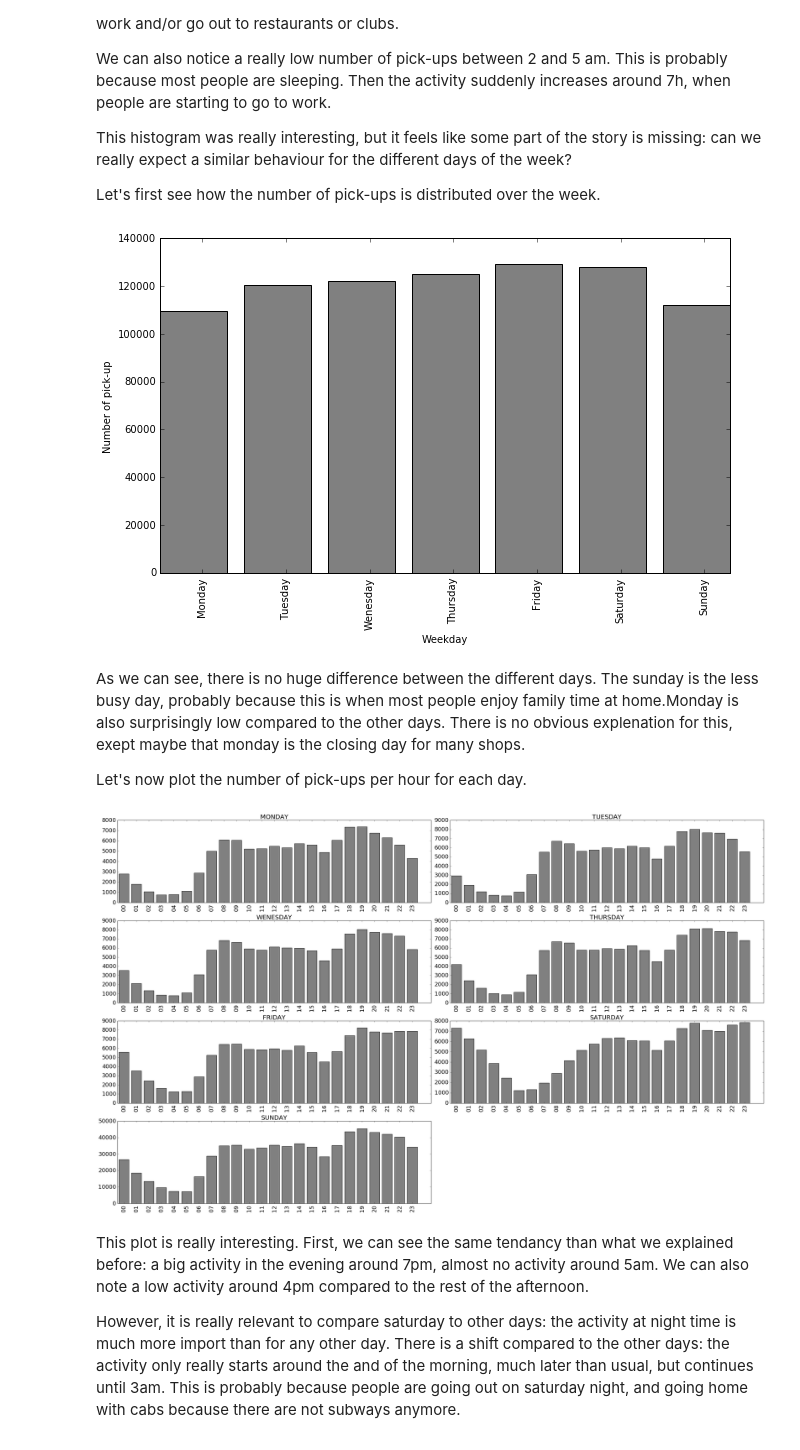
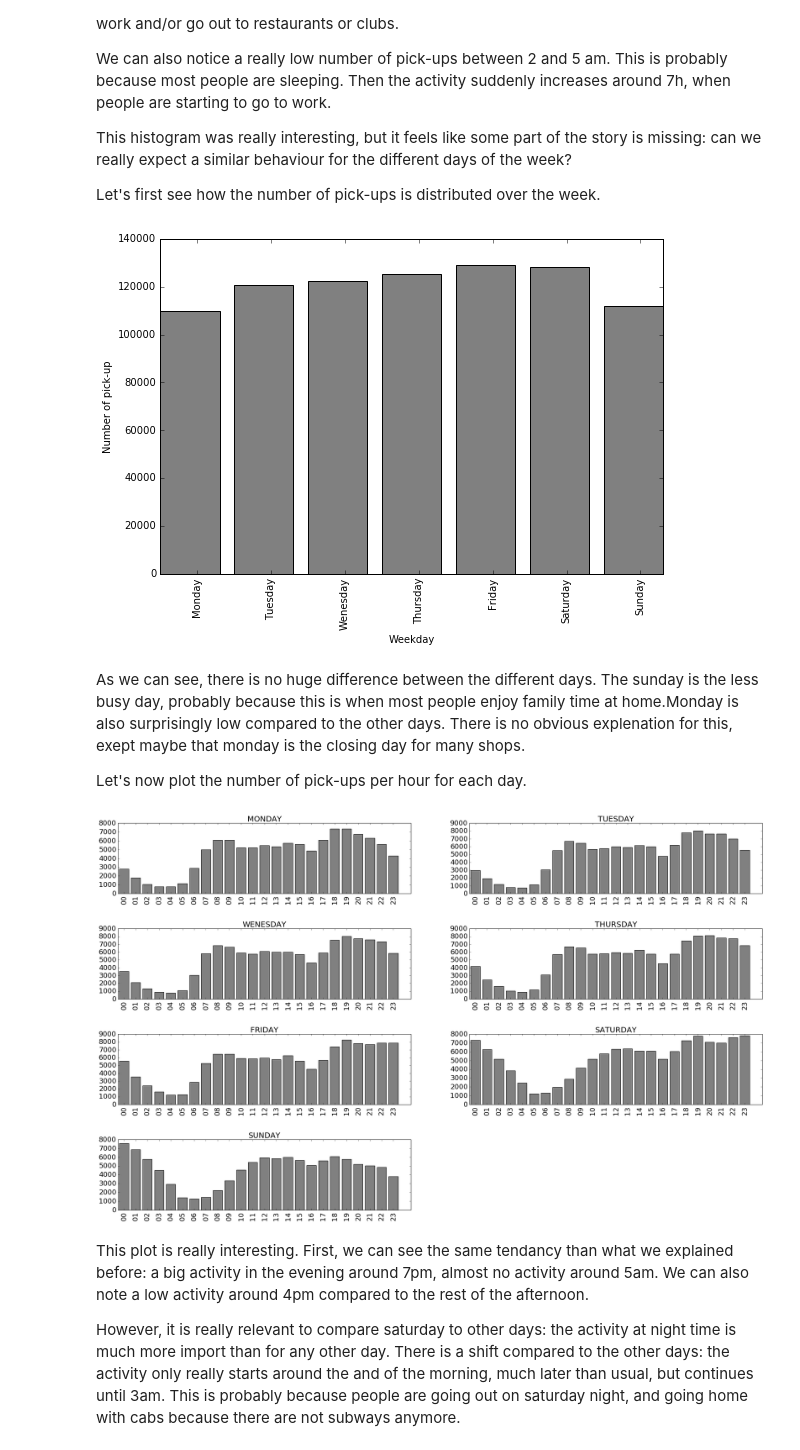
Before and after one commit to MarieLGY/social-data-project, a Jupyter notebook: Explainer notebook.ipynb, the cells around one changed output. Saved outputs shown, nothing was run; the diff lists cells and outputs as text; code cells hidden in the pictures.

```diff
--- a/Explainer notebook.ipynb
+++ b/Explainer notebook.ipynb
@@ -110,7 +110,7 @@ for d in taxi_file:
         friday_hours.append(hour)
     if(my_date.weekday() == 5):
         saturday_hours.append(hour)
-    else:
+    if(my_date.weekday() == 6):
         sunday_hours.append(hour)
 
     hour, minute, second = time.split(":")
@@ -243,7 +243,7 @@ plt.bar(pos, values, width, color='0.5')
 plt.savefig("hist_weekdays.jpg")
 plt.show()
 # %% [output]
-[figure, old version]
+[figure, new version]
 # %% [markdown]
 As we can see, there is no huge difference between the different days. The sunday is the less busy day, probably because this is when most people enjoy family time at home.Monday is also surprisingly low compared to the other days. There is no obvious explenation for this, exept maybe that monday is the closing day for many shops.
 
@@ -256,34 +256,37 @@ fig_size[0] = 30
 fig_size[1] = 18
 plt.rcParams["figure.figsize"] = fig_size
 
+my_file = open("Weekdays.csv", "w")
 
 def plot_hist(i, j, hist, title):
     sorted_keys =[]
     values = []
 
     for key in sorted(hist):
         sorted_keys.append(key)
         values.append(hist[key])
+        my_file.write(title +','+str(key)+','+str(hist[key])+'\n')
 
     ax[i,j].tick_params(axis='both', which='major', labelsize=18)
     ax[i,j].set_title(title, fontsize=20)
     xs = [k +0.1 for k,_ in enumerate(sorted_keys)]
     ax[i,j].bar(xs, values,color='0.5')
 
     ax[i,j].set_xticks([l + 0.5 for l,_ in enumerate(sorted_keys)])
     ax[i,j].set_xticklabels(sorted_keys, rotation='vertical')
 
 plot_hist(0, 0, histogram4, 'MONDAY')
 plot_hist(0, 1, histogram5, 'TUESDAY')
 plot_hist(1, 0, histogram6, 'WENESDAY')
 plot_hist(1, 1, histogram7, 'THURSDAY')
 plot_hist(2, 0, histogram8, 'FRIDAY')
 plot_hist(2, 1, histogram9, 'SATURDAY')
 plot_hist(3, 0, histogram10, 'SUNDAY')
 ax[3,1].axis('off')
 plt.show()
+my_file.close()
 # %% [output]
-[figure, old version]
+[figure, new version]
 # %% [markdown]
 This plot is really interesting. First, we can see the same tendancy than what we explained before: a big activity in the evening around 7pm, almost no activity around 5am. We can also note a low activity around 4pm compared to the rest of the afternoon.
 
```
Also changed, not shown: 3 other files.
